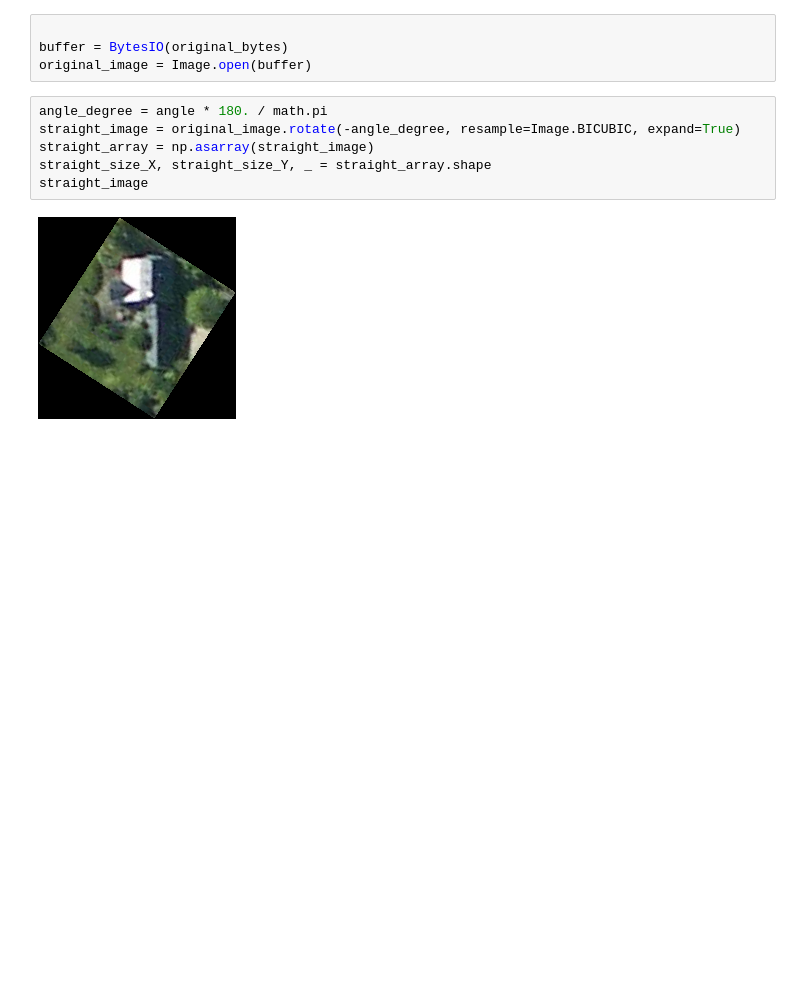
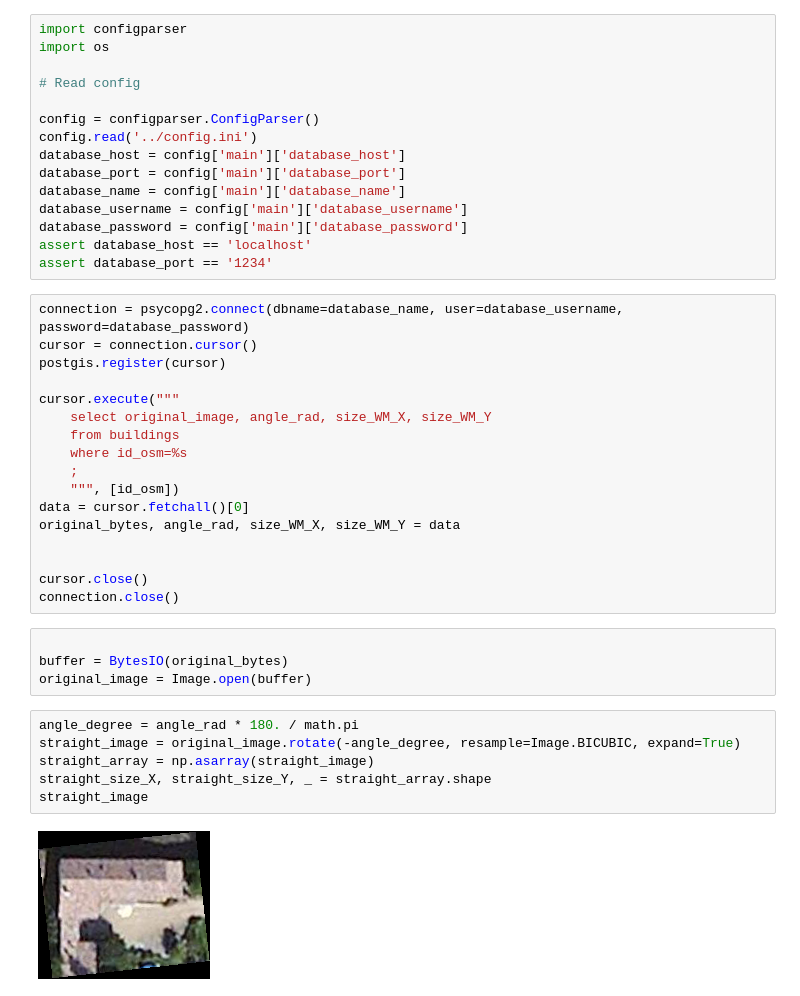
Before and after one commit to opensolarmap/solml, a Jupyter notebook: solml/compute/find_angle.ipynb, the cells around one changed output. Drawn from its saved outputs; the diff is of its cells as text; blank space fills up the shorter version.

Commit message:
download images

```diff
--- a/solml/compute/find_angle.ipynb
+++ b/solml/compute/find_angle.ipynb
@@ -14,13 +23,45 @@ from solml import download
+# %%
+import configparser
+import os
+
+# Read config
+
+config = configparser.ConfigParser()
+config.read('../config.ini')
+database_host = config['main']['database_host']
+database_port = config['main']['database_port']
+database_name = config['main']['database_name']
+database_username = config['main']['database_username']
+database_password = config['main']['database_password']
+assert database_host == 'localhost'
+assert database_port == '1234'
+# %%
+connection = psycopg2.connect(dbname=database_name, user=database_username, password=database_password)
+cursor = connection.cursor()
+postgis.register(cursor)
+
+cursor.execute("""
+    select original_image, angle_rad, size_WM_X, size_WM_Y
+    from buildings
+    where id_osm=%s
+    ;
+    """, [id_osm])
+data = cursor.fetchall()[0]
+original_bytes, angle_rad, size_WM_X, size_WM_Y = data
+
+
+cursor.close()
+connection.close()
 # %%
 
 buffer = BytesIO(original_bytes)
 original_image = Image.open(buffer)
 # %%
-angle_degree = angle * 180. / math.pi
+angle_degree = angle_rad * 180. / math.pi
 straight_image = original_image.rotate(-angle_degree, resample=Image.BICUBIC, expand=True)
 straight_array = np.asarray(straight_image)
 straight_size_X, straight_size_Y, _ = straight_array.shape
 straight_image
 # %% [output]
-[figure, old version]
+[figure, new version]
 # %%
```
Also changed, not shown: parts of 4 cells of this notebook, 2 other files.
